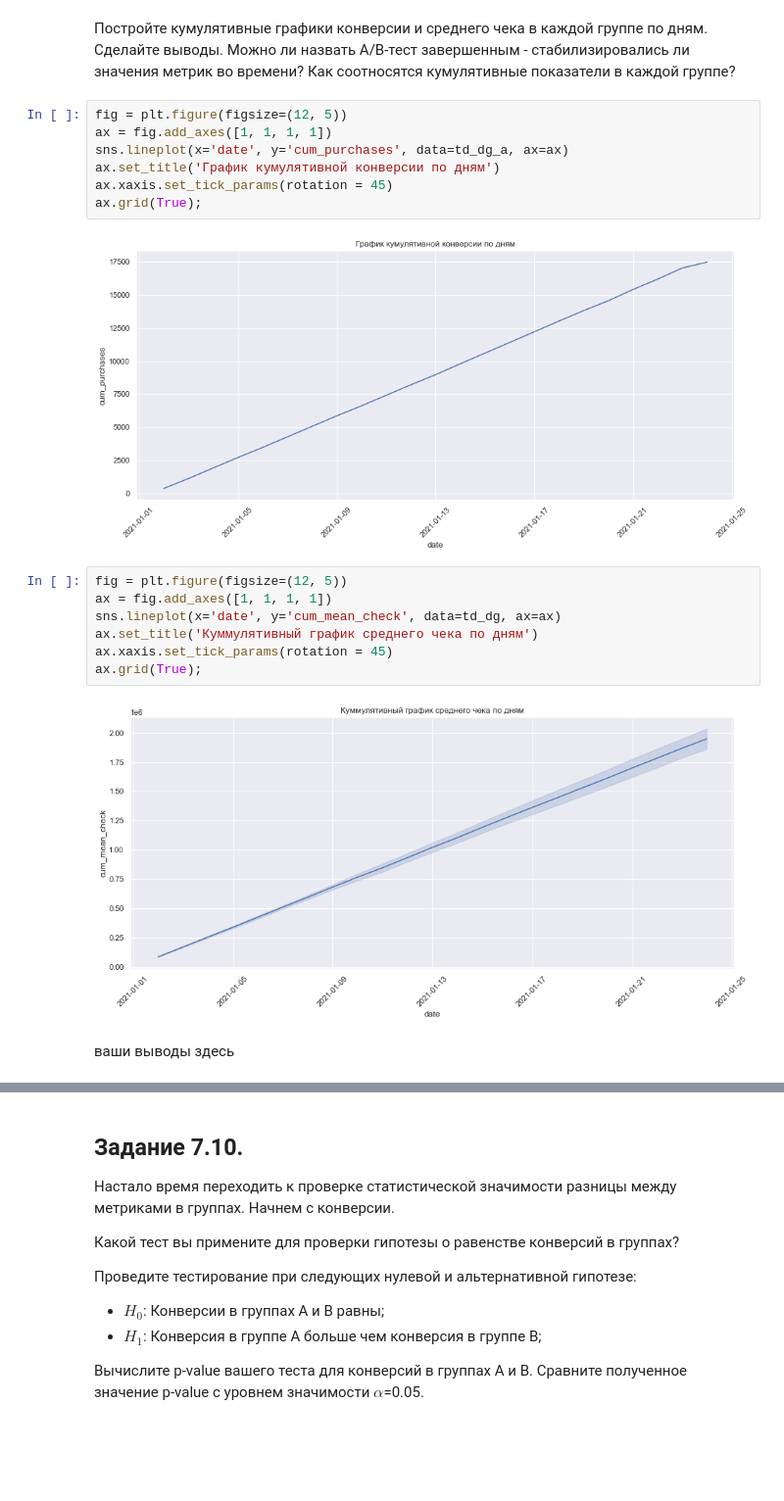
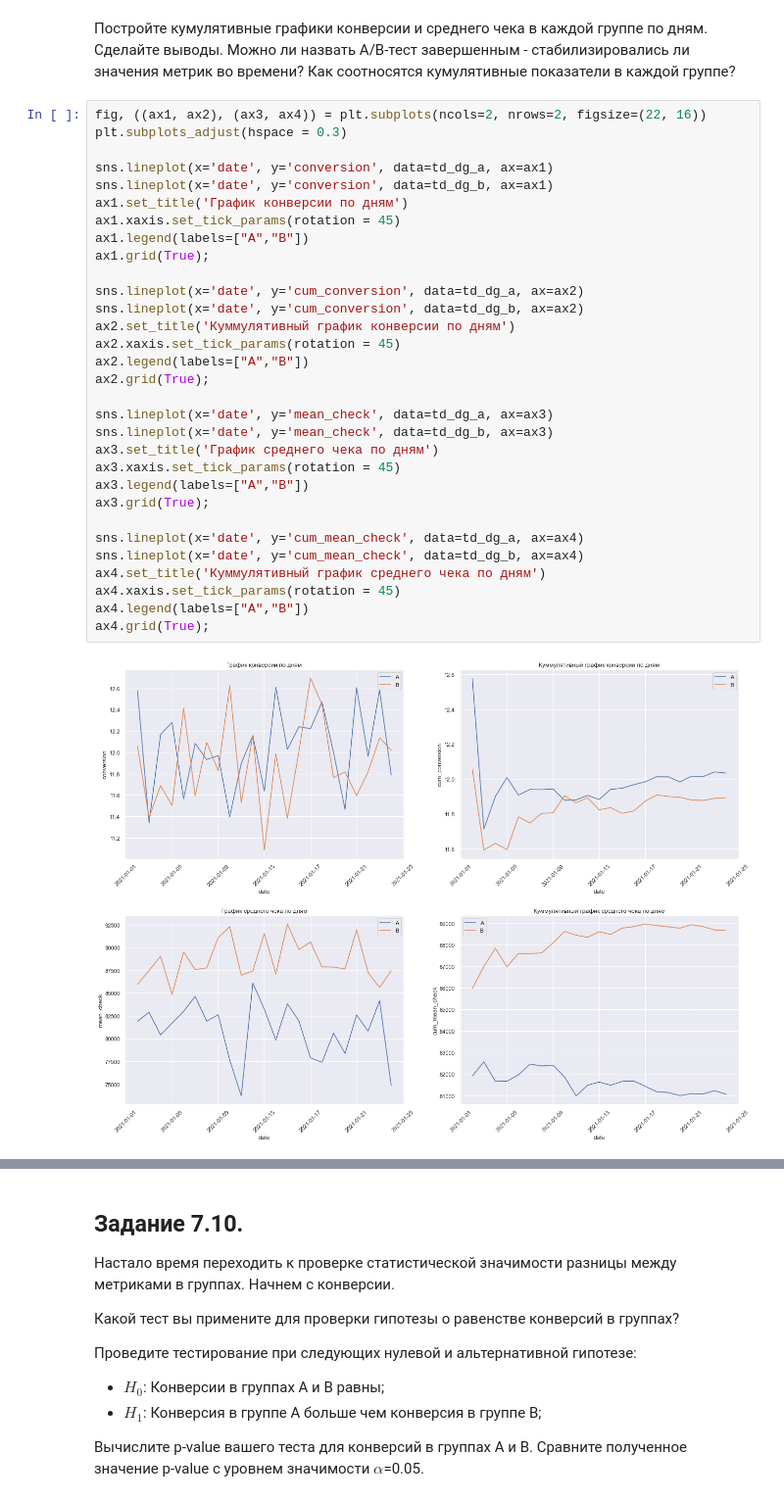
Before and after one commit to madskillskill/sf_data_science, a Jupyter notebook: EDA-5/EDA_5_report.ipynb, the cells around one changed output, grey strips where cells are left out. Shown at 98% size. Cells and saved outputs as stored; diff of their text form; blank space fills up the shorter version.

```diff
--- a/EDA-5/EDA_5_report.ipynb
+++ b/EDA-5/EDA_5_report.ipynb
@@ -385,23 +395,36 @@ td_dg_a = td_dg[td_dg['group']=='A']
 td_dg_b = td_dg[td_dg['group']=='B']
 # %% [markdown]
 Постройте кумулятивные графики конверсии и среднего чека в каждой группе по дням. Сделайте выводы. Можно ли назвать A/B-тест завершенным - стабилизировались ли значения метрик во времени? Как соотносятся кумулятивные показатели в каждой группе?
-# %%
-fig = plt.figure(figsize=(12, 5))
-ax = fig.add_axes([1, 1, 1, 1])
-sns.lineplot(x='date', y='cum_purchases', data=td_dg_a, ax=ax)
-ax.set_title('График кумулятивной конверсии по дням')
-ax.xaxis.set_tick_params(rotation = 45)
-ax.grid(True);
-# %% [output]
-[figure, removed]
-# %%
-fig = plt.figure(figsize=(12, 5))
-ax = fig.add_axes([1, 1, 1, 1])
-sns.lineplot(x='date', y='cum_mean_check', data=td_dg, ax=ax)
-ax.set_title('Куммулятивный график среднего чека по дням')
-ax.xaxis.set_tick_params(rotation = 45)
-ax.grid(True);
-# %% [output]
-[figure, removed]
-# %% [markdown]
-ваши выводы здесь
+# %%
+fig, ((ax1, ax2), (ax3, ax4)) = plt.subplots(ncols=2, nrows=2, figsize=(22, 16))
+plt.subplots_adjust(hspace = 0.3)
+
+sns.lineplot(x='date', y='conversion', data=td_dg_a, ax=ax1)
+sns.lineplot(x='date', y='conversion', data=td_dg_b, ax=ax1)
+ax1.set_title('График конверсии по дням')
+ax1.xaxis.set_tick_params(rotation = 45)
+ax1.legend(labels=["A","B"])
+ax1.grid(True);
+
+sns.lineplot(x='date', y='cum_conversion', data=td_dg_a, ax=ax2)
+sns.lineplot(x='date', y='cum_conversion', data=td_dg_b, ax=ax2)
+ax2.set_title('Куммулятивный график конверсии по дням')
+ax2.xaxis.set_tick_params(rotation = 45)
+ax2.legend(labels=["A","B"])
+ax2.grid(True);
+
+sns.lineplot(x='date', y='mean_check', data=td_dg_a, ax=ax3)
+sns.lineplot(x='date', y='mean_check', data=td_dg_b, ax=ax3)
+ax3.set_title('График среднего чека по дням')
+ax3.xaxis.set_tick_params(rotation = 45)
+ax3.legend(labels=["A","B"])
+ax3.grid(True);
+
+sns.lineplot(x='date', y='cum_mean_check', data=td_dg_a, ax=ax4)
+sns.lineplot(x='date', y='cum_mean_check', data=td_dg_b, ax=ax4)
+ax4.set_title('Куммулятивный график среднего чека по дням')
+ax4.xaxis.set_tick_params(rotation = 45)
+ax4.legend(labels=["A","B"])
+ax4.grid(True);
+# %% [output]
+[figure, added]
```
Also changed, not shown: parts of 23 cells of this notebook, 2 other files.
